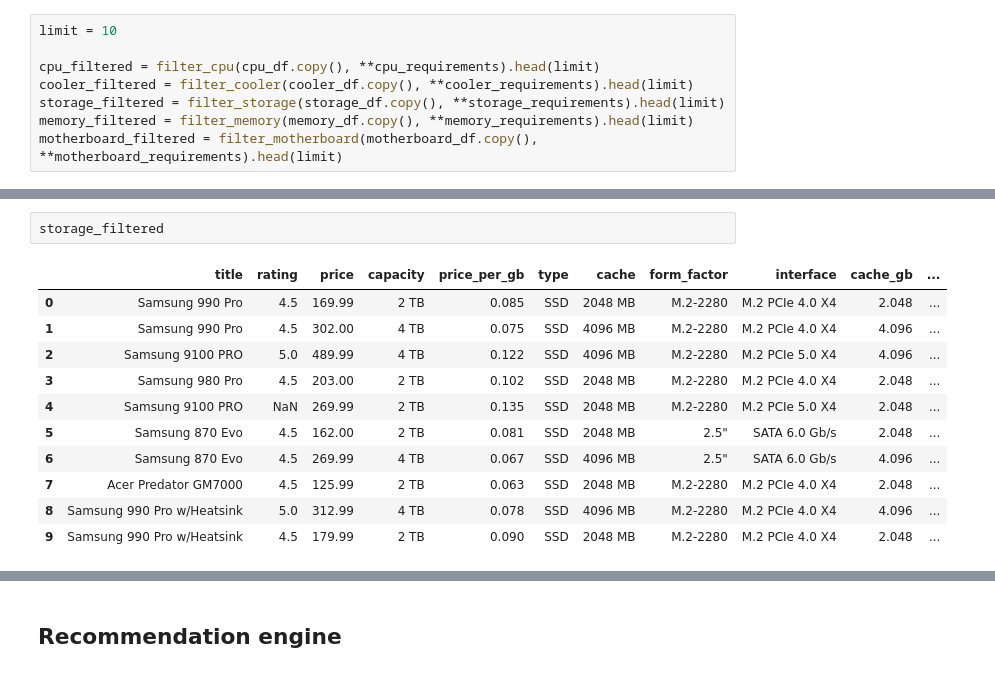
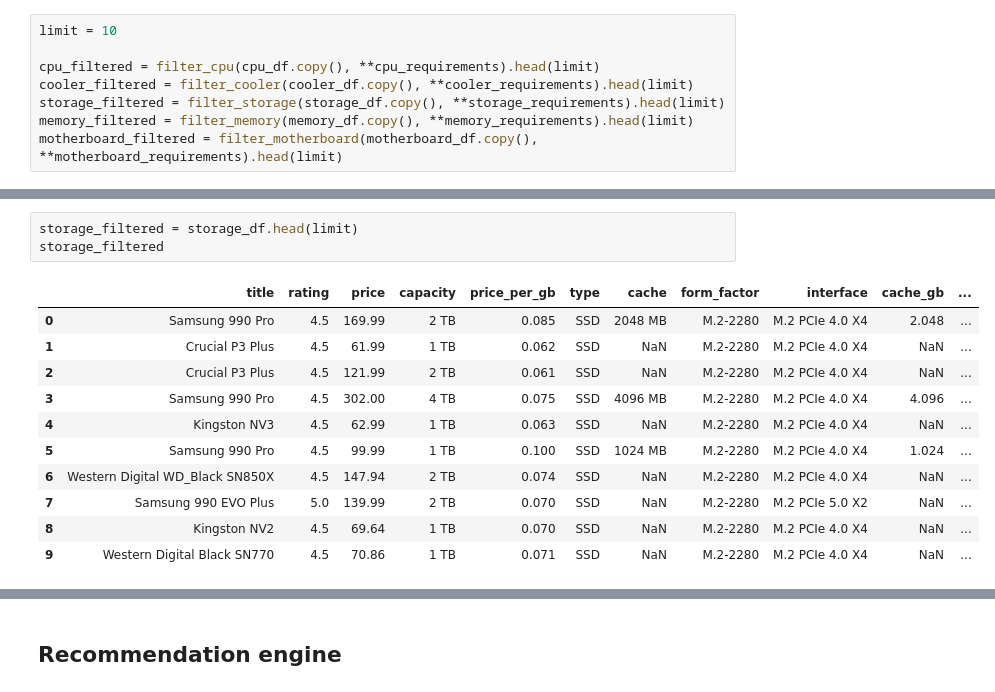
Before and after one commit to manystarsapart/rigai, a Jupyter notebook: api/notebooks/recommendation.ipynb, the cells around one changed output, grey strips where cells are left out. Drawn from its saved outputs; the diff is of its cells as text.

```diff
--- a/api/notebooks/recommendation.ipynb
+++ b/api/notebooks/recommendation.ipynb
@@ -248,17 +247,18 @@ cooler_filtered
-# %%
-storage_filtered
-# %% [output]
-|  | title | rating | price | capacity | price_per_gb | type | cache | form_factor | interface | cache_gb | ... |
-| 0 | Samsung 990 Pro | 4.5 | 169.99 | 2 TB | 0.085 | SSD | 2048 MB | M.2-2280 | M.2 PCIe 4.0 X4 | 2.048 | ... |
-| 1 | Samsung 990 Pro | 4.5 | 302.00 | 4 TB | 0.075 | SSD | 4096 MB | M.2-2280 | M.2 PCIe 4.0 X4 | 4.096 | ... |
-| 2 | Samsung 9100 PRO | 5.0 | 489.99 | 4 TB | 0.122 | SSD | 4096 MB | M.2-2280 | M.2 PCIe 5.0 X4 | 4.096 | ... |
-| 3 | Samsung 980 Pro | 4.5 | 203.00 | 2 TB | 0.102 | SSD | 2048 MB | M.2-2280 | M.2 PCIe 4.0 X4 | 2.048 | ... |
-| 4 | Samsung 9100 PRO | NaN | 269.99 | 2 TB | 0.135 | SSD | 2048 MB | M.2-2280 | M.2 PCIe 5.0 X4 | 2.048 | ... |
-| 5 | Samsung 870 Evo | 4.5 | 162.00 | 2 TB | 0.081 | SSD | 2048 MB | 2.5" | SATA 6.0 Gb/s | 2.048 | ... |
-| 6 | Samsung 870 Evo | 4.5 | 269.99 | 4 TB | 0.067 | SSD | 4096 MB | 2.5" | SATA 6.0 Gb/s | 4.096 | ... |
-| 7 | Acer Predator GM7000 | 4.5 | 125.99 | 2 TB | 0.063 | SSD | 2048 MB | M.2-2280 | M.2 PCIe 4.0 X4 | 2.048 | ... |
-| 8 | Samsung 990 Pro w/Heatsink | 5.0 | 312.99 | 4 TB | 0.078 | SSD | 4096 MB | M.2-2280 | M.2 PCIe 4.0 X4 | 4.096 | ... |
-| 9 | Samsung 990 Pro w/Heatsink | 4.5 | 179.99 | 2 TB | 0.090 | SSD | 2048 MB | M.2-2280 | M.2 PCIe 4.0 X4 | 2.048 | ... |
+# %%
+storage_filtered = storage_df.head(limit)
+storage_filtered
+# %% [output]
+|  | title | rating | price | capacity | price_per_gb | type | cache | form_factor | interface | cache_gb | ... |
+| 0 | Samsung 990 Pro | 4.5 | 169.99 | 2 TB | 0.085 | SSD | 2048 MB | M.2-2280 | M.2 PCIe 4.0 X4 | 2.048 | ... |
+| 1 | Crucial P3 Plus | 4.5 | 61.99 | 1 TB | 0.062 | SSD | NaN | M.2-2280 | M.2 PCIe 4.0 X4 | NaN | ... |
+| 2 | Crucial P3 Plus | 4.5 | 121.99 | 2 TB | 0.061 | SSD | NaN | M.2-2280 | M.2 PCIe 4.0 X4 | NaN | ... |
+| 3 | Samsung 990 Pro | 4.5 | 302.00 | 4 TB | 0.075 | SSD | 4096 MB | M.2-2280 | M.2 PCIe 4.0 X4 | 4.096 | ... |
+| 4 | Kingston NV3 | 4.5 | 62.99 | 1 TB | 0.063 | SSD | NaN | M.2-2280 | M.2 PCIe 4.0 X4 | NaN | ... |
+| 5 | Samsung 990 Pro | 4.5 | 99.99 | 1 TB | 0.100 | SSD | 1024 MB | M.2-2280 | M.2 PCIe 4.0 X4 | 1.024 | ... |
+| 6 | Western Digital WD_Black SN850X | 4.5 | 147.94 | 2 TB | 0.074 | SSD | NaN | M.2-2280 | M.2 PCIe 4.0 X4 | NaN | ... |
+| 7 | Samsung 990 EVO Plus | 5.0 | 139.99 | 2 TB | 0.070 | SSD | NaN | M.2-2280 | M.2 PCIe 5.0 X2 | NaN | ... |
+| 8 | Kingston NV2 | 4.5 | 69.64 | 1 TB | 0.070 | SSD | NaN | M.2-2280 | M.2 PCIe 4.0 X4 | NaN | ... |
+| 9 | Western Digital Black SN770 | 4.5 | 70.86 | 1 TB | 0.071 | SSD | NaN | M.2-2280 | M.2 PCIe 4.0 X4 | NaN | ... |
 # %%
 memory_filtered
 # %% [output]
```
Also changed, not shown: parts of 11 cells of this notebook, 4 other files.
